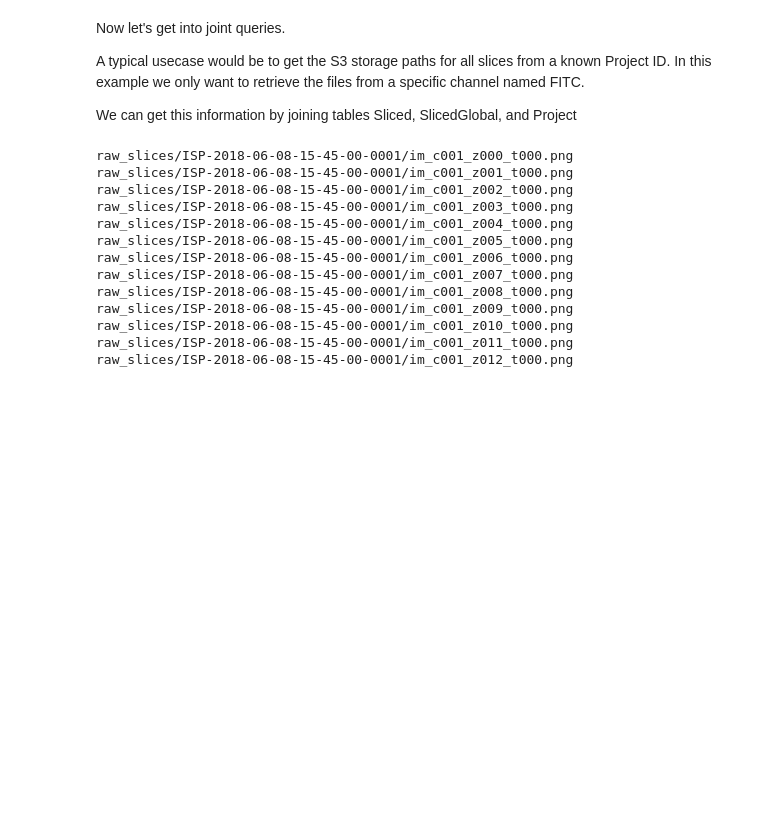
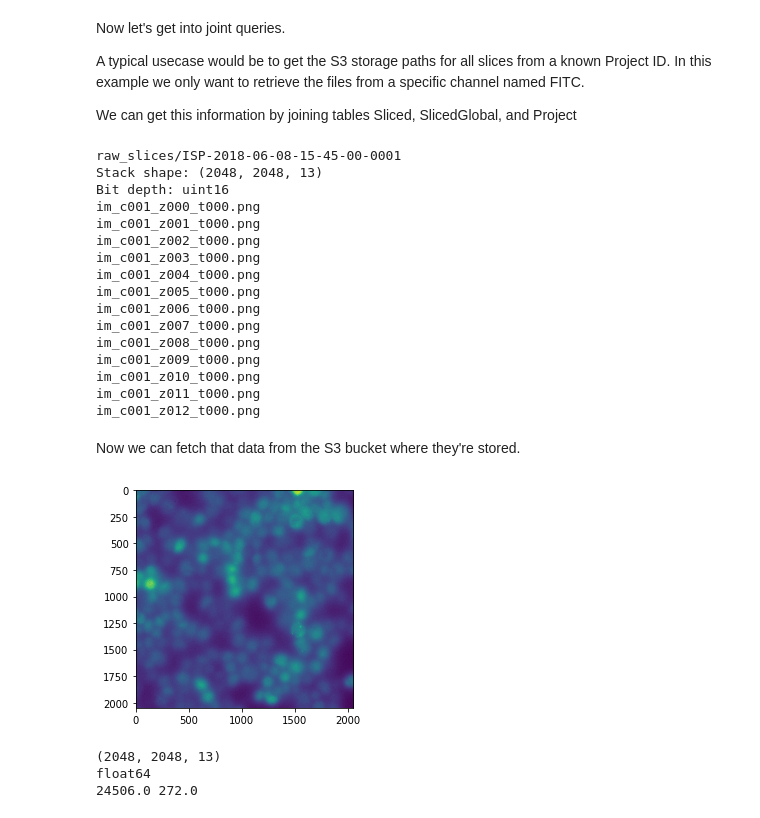
Before and after one commit to jennyfolkesson/imagingDB, a Jupyter notebook: database_queries.ipynb, the cells around one changed output. Saved outputs shown, nothing was run; the diff lists cells and outputs as text; code cells hidden in the pictures; blank space fills up the shorter version.

```diff
--- a/database_queries.ipynb
+++ b/database_queries.ipynb
@@ -155,19 +165,57 @@ all_slices = session.query(Slices, SlicedGlobal, Project) \
     .filter(Project.project_serial == project_identifier) \
     .filter(Slices.channel_name == channel_name) \
     .all()
+
+folder_name = all_slices[0][0].sliced_global.folder_name
+print(folder_name)
+stack_shape = (
+    all_slices[0][0].sliced_global.im_width,
+    all_slices[0][0].sliced_global.im_height,
+    len(all_slices),
+)
+print("Stack shape:", stack_shape)
+bit_depth = all_slices[0][0].sliced_global.bit_depth
+print("Bit depth:", bit_depth)
+file_names = []
 for s in all_slices:
-    print(s[0].sliced_global.metadata_json["folder_name"] + "/" + s[0].file_name)
+    file_names.append(s[0].file_name)
+    print(s[0].file_name)
 # %% [output]
-raw_slices/ISP-2018-06-08-15-45-00-0001/im_c001_z000_t000.png
-raw_slices/ISP-2018-06-08-15-45-00-0001/im_c001_z001_t000.png
-raw_slices/ISP-2018-06-08-15-45-00-0001/im_c001_z002_t000.png
-raw_slices/ISP-2018-06-08-15-45-00-0001/im_c001_z003_t000.png
-raw_slices/ISP-2018-06-08-15-45-00-0001/im_c001_z004_t000.png
-raw_slices/ISP-2018-06-08-15-45-00-0001/im_c001_z005_t000.png
-raw_slices/ISP-2018-06-08-15-45-00-0001/im_c001_z006_t000.png
-raw_slices/ISP-2018-06-08-15-45-00-0001/im_c001_z007_t000.png
-raw_slices/ISP-2018-06-08-15-45-00-0001/im_c001_z008_t000.png
-raw_slices/ISP-2018-06-08-15-45-00-0001/im_c001_z009_t000.png
-raw_slices/ISP-2018-06-08-15-45-00-0001/im_c001_z010_t000.png
-raw_slices/ISP-2018-06-08-15-45-00-0001/im_c001_z011_t000.png
-raw_slices/ISP-2018-06-08-15-45-00-0001/im_c001_z012_t000.png
+raw_slices/ISP-2018-06-08-15-45-00-0001
+Stack shape: (2048, 2048, 13)
+Bit depth: uint16
+im_c001_z000_t000.png
+im_c001_z001_t000.png
+im_c001_z002_t000.png
+im_c001_z003_t000.png
+im_c001_z004_t000.png
+im_c001_z005_t000.png
+im_c001_z006_t000.png
+im_c001_z007_t000.png
+im_c001_z008_t000.png
+im_c001_z009_t000.png
+im_c001_z010_t000.png
+im_c001_z011_t000.png
+im_c001_z012_t000.png
+# %% [markdown]
+Now we can fetch that data from the S3 bucket where they're stored.
+# %%
+%matplotlib inline
+import imaging_db.filestorage.s3_uploader as s3_uploader
+import matplotlib.pyplot as plt
+
+importlib.reload(s3_uploader)
+data_uploader = s3_uploader.DataUploader(folder_name=folder_name)
+im_stack = data_uploader.fetch_slices(file_names, stack_shape, bit_depth)
+plt.imshow(im_stack[..., 0])
+plt.show()
+# %% [output]
+[figure, added]
+# %%
+print(im_stack.shape)
+print(im_stack.dtype)
+print(im_stack.max(), im_stack.min())
+# %% [output]
+(2048, 2048, 13)
+float64
+24506.0 272.0
```
Also changed, not shown: parts of 8 cells of this notebook, 10 other files.
